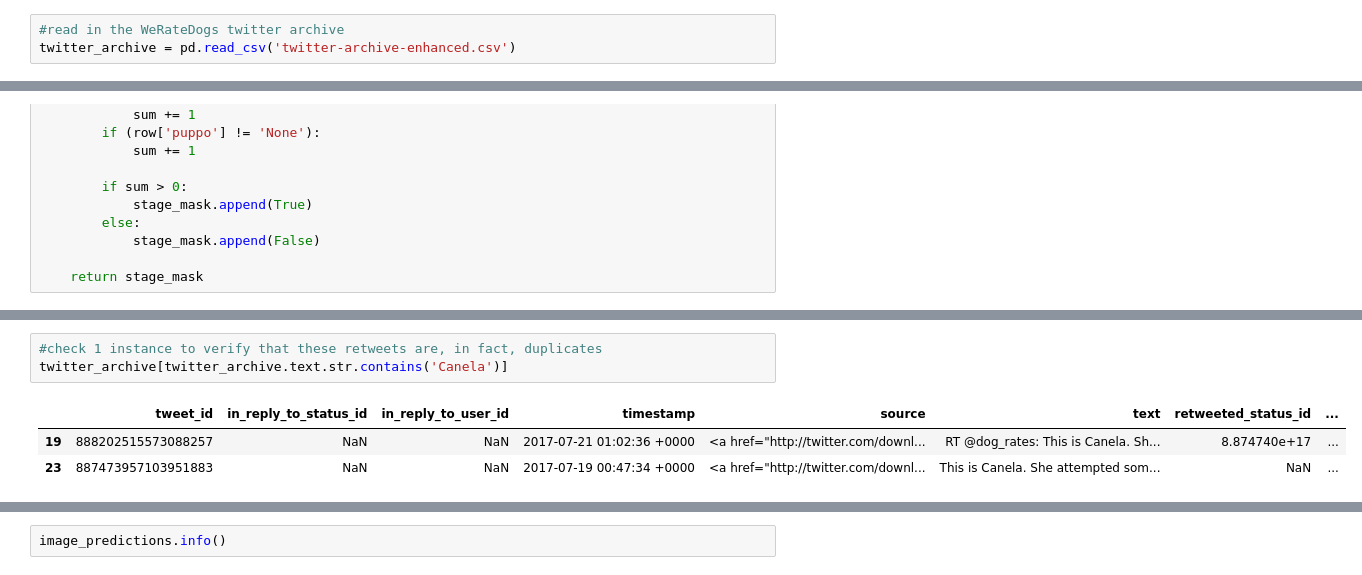
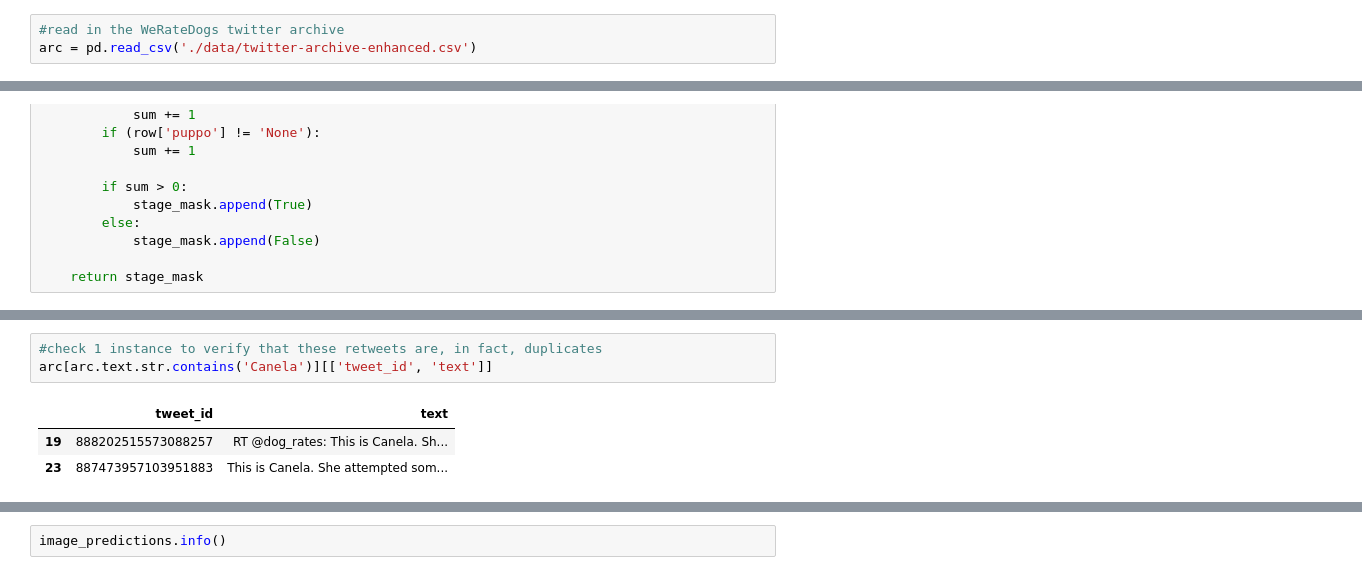
Before and after one commit to aeglon97/Wrangle-Analyze-Twitter-WeRateDogs, a Jupyter notebook: wrangle_act.ipynb, the cells around one changed output, grey strips where cells are left out. Saved outputs shown, nothing was run; the diff lists cells and outputs as text.

```diff
--- a/wrangle_act.ipynb
+++ b/wrangle_act.ipynb
@@ -26,6 +28,6 @@ dill.load_session('notebook_session.db')
 # %%
 #read in the WeRateDogs twitter archive
-twitter_archive = pd.read_csv('twitter-archive-enhanced.csv')
+arc = pd.read_csv('./data/twitter-archive-enhanced.csv')
 # %%
 #install breed predictions of a neural network for dogs
 url = 'https://d17h27t6h515a5.cloudfront.net/topher/2017/August/599fd2ad_image-predictions/image-predictions.tsv'
@@ -460,11 +459,11 @@ twitter_archive[~(twitter_archive.retweeted_status_id.isnull())]
 181 rows × 17 columns
 # %%
 #check 1 instance to verify that these retweets are, in fact, duplicates
-twitter_archive[twitter_archive.text.str.contains('Canela')]
+arc[arc.text.str.contains('Canela')][['tweet_id', 'text']]
 # %% [output]
-|  | tweet_id | in_reply_to_status_id | in_reply_to_user_id | timestamp | source | text | retweeted_status_id | ... |
-| 19 | 888202515573088257 | NaN | NaN | 2017-07-21 01:02:36 +0000 | <a href="http://twitter.com/downl... | RT @dog_rates: This is Canela. Sh... | 8.874740e+17 | ... |
-| 23 | 887473957103951883 | NaN | NaN | 2017-07-19 00:47:34 +0000 | <a href="http://twitter.com/downl... | This is Canela. She attempted som... | NaN | ... |
+|  | tweet_id | text |
+| 19 | 888202515573088257 | RT @dog_rates: This is Canela. Sh... |
+| 23 | 887473957103951883 | This is Canela. She attempted som... |
 # %%
 image_predictions.sample(10)
 # %% [output]
```
Also changed, not shown: parts of 141 cells of this notebook, 7 other files.
